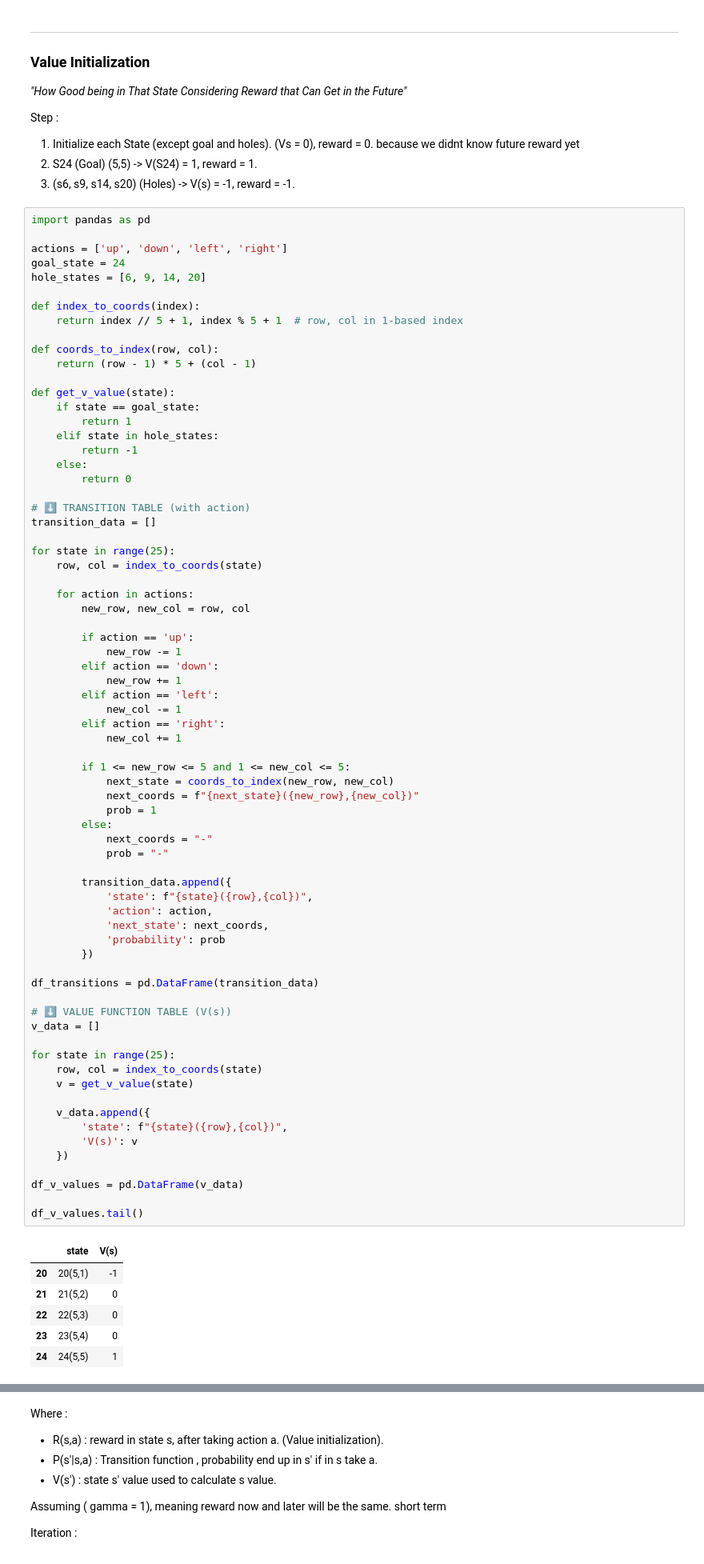
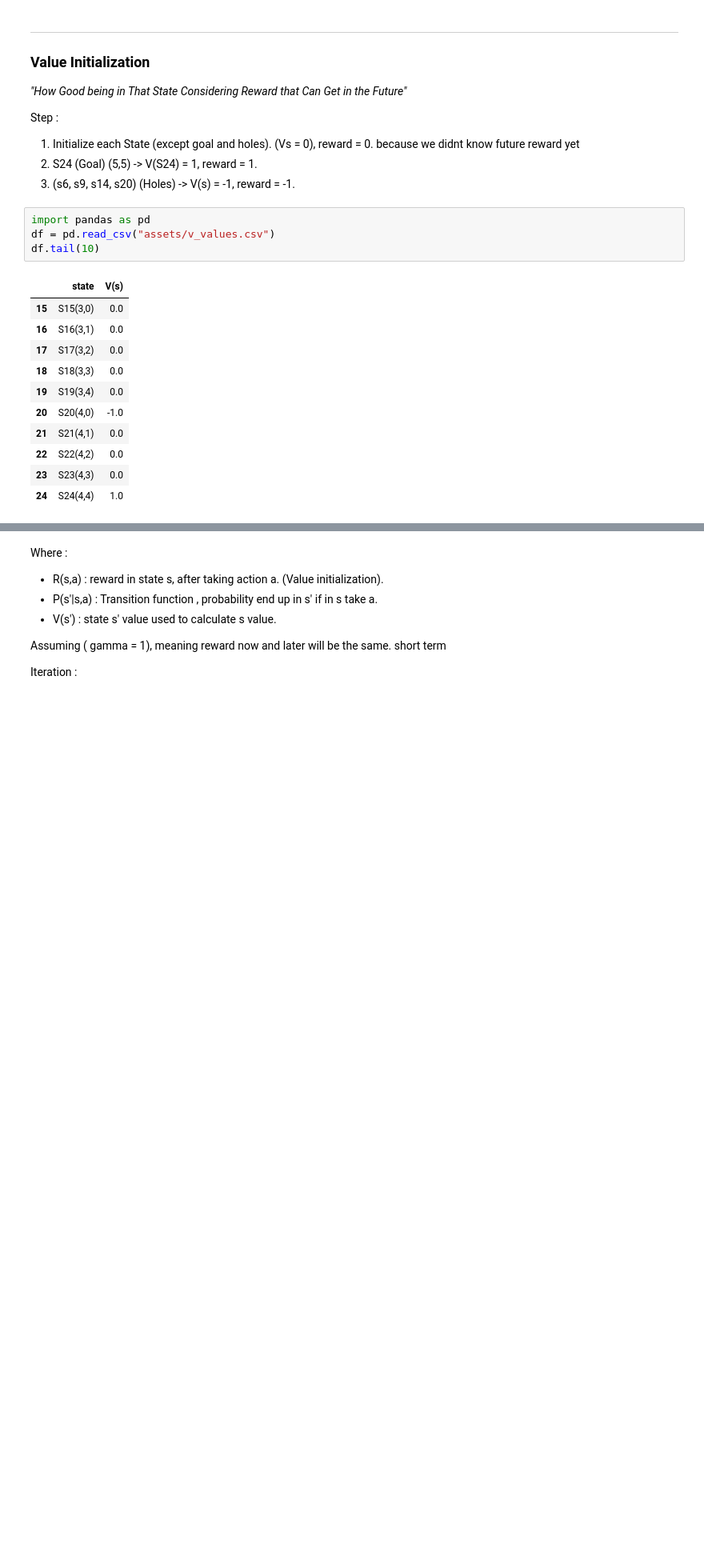
Before and after one commit to Ryanakml/Reinforcement-Learning-Concept-and-Implementation, a Jupyter notebook: RL in Math.ipynb, the cells around one changed output, grey strips where cells are left out. Shown at 80% size. Cells and saved outputs as stored; diff of their text form; blank space fills up the shorter version.

```diff
--- a/RL in Math.ipynb
+++ b/RL in Math.ipynb
@@ -392,82 +350,20 @@ Step :
 3. (s6, s9, s14, s20) (Holes) -> V(s) = -1, reward = -1.
 # %%
 import pandas as pd
-
-actions = ['up', 'down', 'left', 'right']
-goal_state = 24
-hole_states = [6, 9, 14, 20]
-
-def index_to_coords(index):
-    return index // 5 + 1, index % 5 + 1  # row, col in 1-based index
-
-def coords_to_index(row, col):
-    return (row - 1) * 5 + (col - 1)
-
-def get_v_value(state):
-    if state == goal_state:
-        return 1
-    elif state in hole_states:
-        return -1
-    else:
-        return 0
-
-# ⬇️ TRANSITION TABLE (with action)
-transition_data = []
-
-for state in range(25):
-    row, col = index_to_coords(state)
-
-    for action in actions:
-        new_row, new_col = row, col
-
-        if action == 'up':
-            new_row -= 1
-        elif action == 'down':
-            new_row += 1
-        elif action == 'left':
-            new_col -= 1
-        elif action == 'right':
-            new_col += 1
-
-        if 1 <= new_row <= 5 and 1 <= new_col <= 5:
-            next_state = coords_to_index(new_row, new_col)
-            next_coords = f"{next_state}({new_row},{new_col})"
-            prob = 1
-        else:
-            next_coords = "-"
-            prob = "-"
-
-        transition_data.append({
-            'state': f"{state}({row},{col})",
-            'action': action,
-            'next_state': next_coords,
-            'probability': prob
-        })
-
-df_transitions = pd.DataFrame(transition_data)
-
-# ⬇️ VALUE FUNCTION TABLE (V(s))
-v_data = []
-
-for state in range(25):
-    row, col = index_to_coords(state)
-    v = get_v_value(state)
-
-    v_data.append({
-        'state': f"{state}({row},{col})",
-        'V(s)': v
-    })
-
-df_v_values = pd.DataFrame(v_data)
-
-df_v_values.tail()
+df = pd.read_csv("assets/v_values.csv")
+df.tail(10)
 # %% [output]
 |  | state | V(s) |
-| 20 | 20(5,1) | -1 |
-| 21 | 21(5,2) | 0 |
-| 22 | 22(5,3) | 0 |
-| 23 | 23(5,4) | 0 |
-| 24 | 24(5,5) | 1 |
+| 15 | S15(3,0) | 0.0 |
+| 16 | S16(3,1) | 0.0 |
+| 17 | S17(3,2) | 0.0 |
+| 18 | S18(3,3) | 0.0 |
+| 19 | S19(3,4) | 0.0 |
+| 20 | S20(4,0) | -1.0 |
+| 21 | S21(4,1) | 0.0 |
+| 22 | S22(4,2) | 0.0 |
+| 23 | S23(4,3) | 0.0 |
+| 24 | S24(4,4) | 1.0 |
 # %% [markdown]
 ### Value Iteration
 
```
Also changed, not shown: parts of 5 cells of this notebook, 5 other files.
